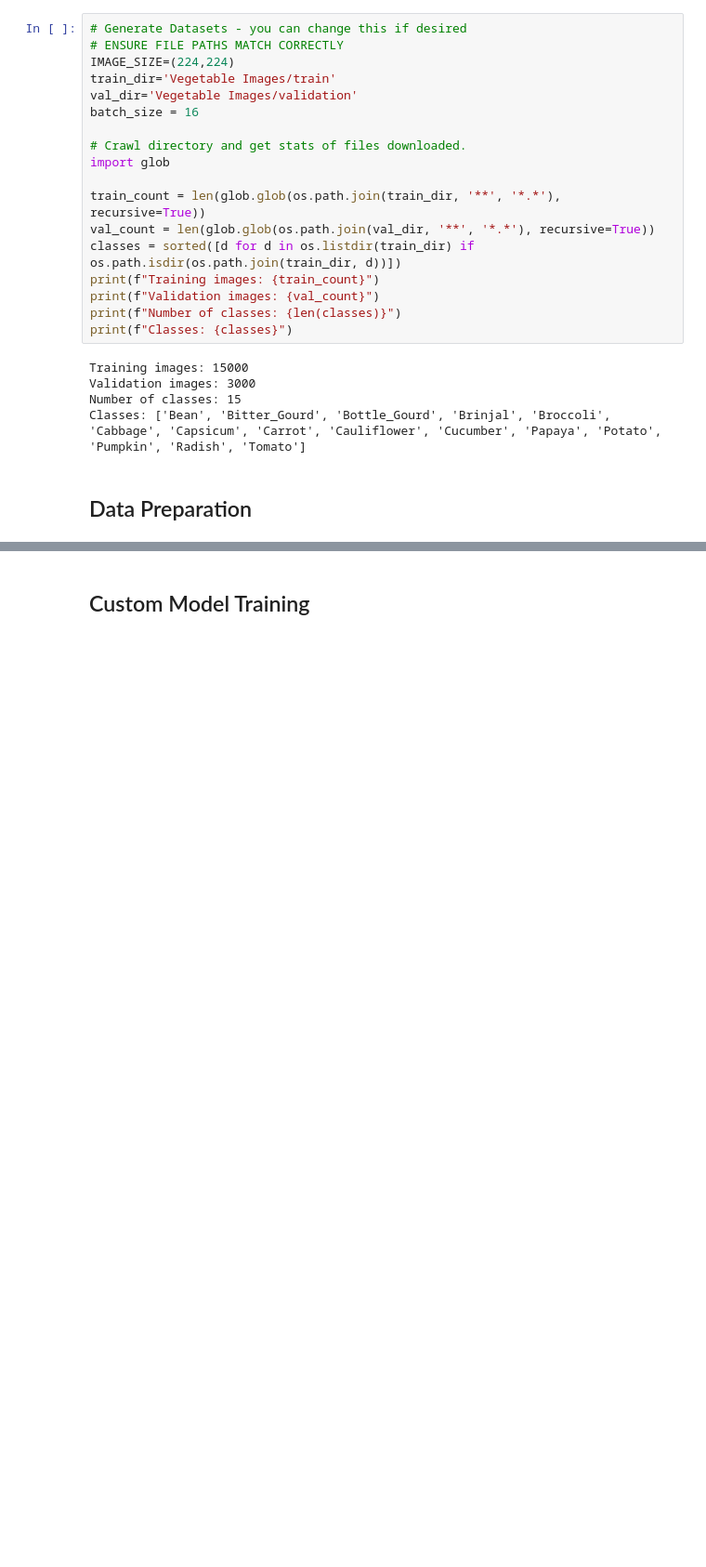
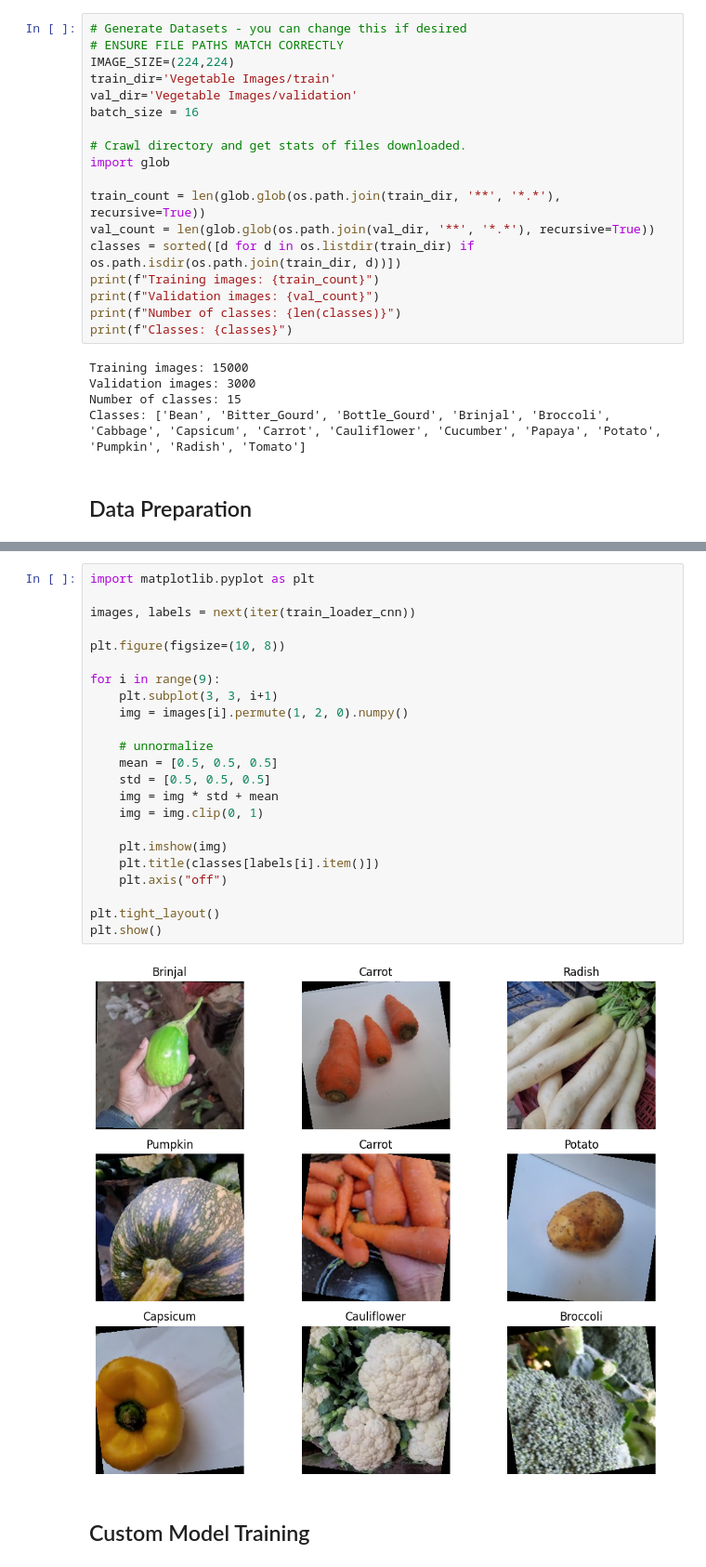
Before and after one commit to AkeemSemperDataScience/3950-project-2-group-2, a Jupyter notebook: START_Proj_2_TORCH.ipynb, the cells around one changed output, grey strips where cells are left out. Shown at 93% size. Saved outputs shown, nothing was run; the diff lists cells and outputs as text; blank space fills up the shorter version.

```diff
--- a/START_Proj_2_TORCH.ipynb
+++ b/START_Proj_2_TORCH.ipynb
@@ -147,2 +157,27 @@ Classes: ['Bean', 'Bitter_Gourd', 'Bottle_Gourd', 'Brinjal', 'Broccoli', 'Cabbag
+# %%
+import matplotlib.pyplot as plt
+
+images, labels = next(iter(train_loader_cnn))
+
+plt.figure(figsize=(10, 8))
+
+for i in range(9):
+    plt.subplot(3, 3, i+1)
+    img = images[i].permute(1, 2, 0).numpy()
+
+    # unnormalize
+    mean = [0.5, 0.5, 0.5]
+    std = [0.5, 0.5, 0.5]
+    img = img * std + mean
+    img = img.clip(0, 1)
+
+    plt.imshow(img)
+    plt.title(classes[labels[i].item()])
+    plt.axis("off")
+
+plt.tight_layout()
+plt.show()
+# %% [output]
+[figure, added]
 # %% [markdown]
 ## Custom Model Training
```
Also changed, not shown: parts of 15 cells of this notebook.
